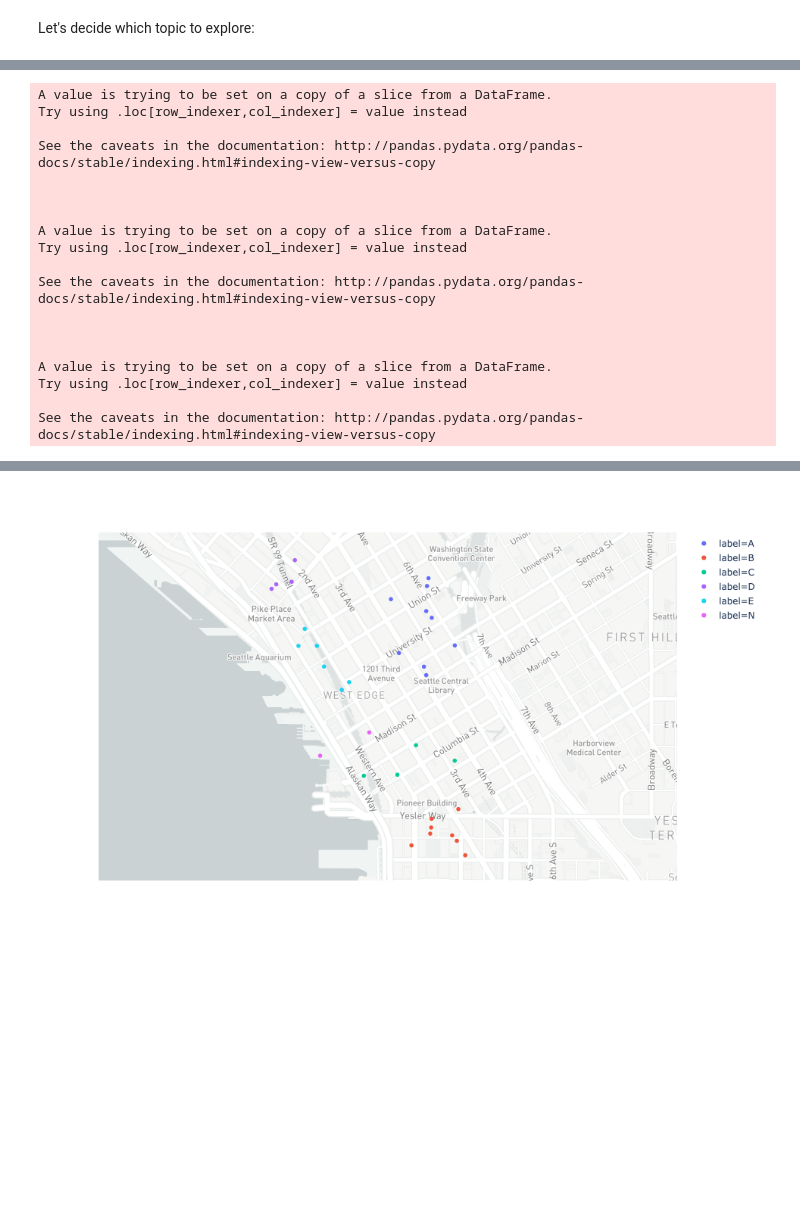
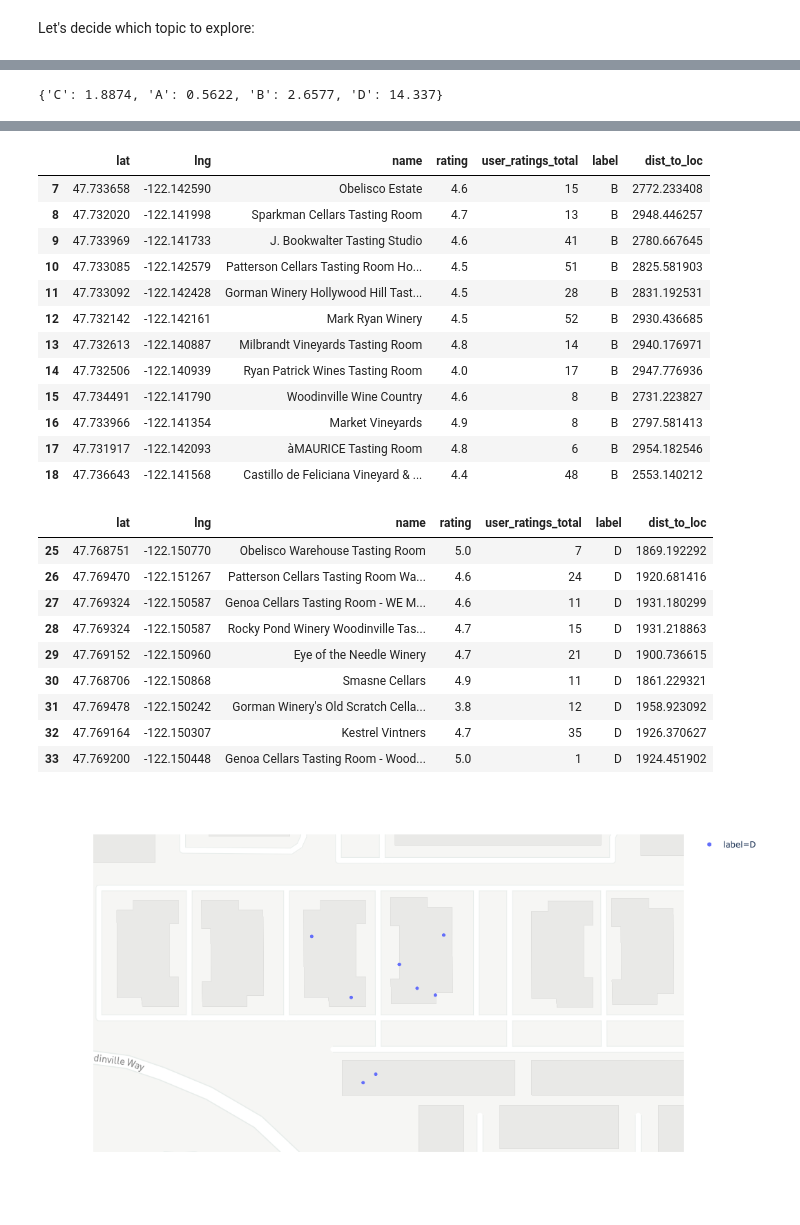
Before and after one commit to UpwardTrajectory/meander-maker, a Jupyter notebook: mvp.ipynb, the cells around one changed output, grey strips where cells are left out. Cells and saved outputs as stored; diff of their text form; code cells hidden in the pictures; blank space fills up the shorter version.

Commit message:
fix setting with copy warning

```diff
--- a/mvp.ipynb
+++ b/mvp.ipynb
@@ -31,23 +26,6 @@ What theme would you like to explore today? bar
 # %%
 df = gp.build_df(loc, topic)
-best_cluster = gp.choose_cluster(df, loc, verbose=False)
+best_cluster = gp.choose_cluster(df, loc, verbose=True)
 gp.mapbox(best_cluster)
 # %% [output]
-A value is trying to be set on a copy of a slice from a DataFrame.
-Try using .loc[row_indexer,col_indexer] = value instead
-
-See the caveats in the documentation: http://pandas.pydata.org/pandas-docs/stable/indexing.html#indexing-view-versus-copy
-
-
-
-A value is trying to be set on a copy of a slice from a DataFrame.
-Try using .loc[row_indexer,col_indexer] = value instead
-
-See the caveats in the documentation: http://pandas.pydata.org/pandas-docs/stable/indexing.html#indexing-view-versus-copy
-
-
-
-A value is trying to be set on a copy of a slice from a DataFrame.
-Try using .loc[row_indexer,col_indexer] = value instead
-
-See the caveats in the documentation: http://pandas.pydata.org/pandas-docs/stable/indexing.html#indexing-view-versus-copy
+{'C': 1.8874, 'A': 0.5622, 'B': 2.6577, 'D': 14.337}
@@ -54,4 +47,27 @@ See the caveats in the documentation: http://pandas.pydata.org/pandas-docs/stabl
+|  | lat | lng | name | rating | user_ratings_total | label | dist_to_loc |
+| 7 | 47.733658 | -122.142590 | Obelisco Estate | 4.6 | 15 | B | 2772.233408 |
+| 8 | 47.732020 | -122.141998 | Sparkman Cellars Tasting Room | 4.7 | 13 | B | 2948.446257 |
+| 9 | 47.733969 | -122.141733 | J. Bookwalter Tasting Studio | 4.6 | 41 | B | 2780.667645 |
+| 10 | 47.733085 | -122.142579 | Patterson Cellars Tasting Room Ho... | 4.5 | 51 | B | 2825.581903 |
+| 11 | 47.733092 | -122.142428 | Gorman Winery Hollywood Hill Tast... | 4.5 | 28 | B | 2831.192531 |
+| 12 | 47.732142 | -122.142161 | Mark Ryan Winery | 4.5 | 52 | B | 2930.436685 |
+| 13 | 47.732613 | -122.140887 | Milbrandt Vineyards Tasting Room | 4.8 | 14 | B | 2940.176971 |
+| 14 | 47.732506 | -122.140939 | Ryan Patrick Wines Tasting Room | 4.0 | 17 | B | 2947.776936 |
+| 15 | 47.734491 | -122.141790 | Woodinville Wine Country | 4.6 | 8 | B | 2731.223827 |
+| 16 | 47.733966 | -122.141354 | Market Vineyards | 4.9 | 8 | B | 2797.581413 |
+| 17 | 47.731917 | -122.142093 | àMAURICE Tasting Room | 4.8 | 6 | B | 2954.182546 |
+| 18 | 47.736643 | -122.141568 | Castillo de Feliciana Vineyard & ... | 4.4 | 48 | B | 2553.140212 |
+|  | lat | lng | name | rating | user_ratings_total | label | dist_to_loc |
+| 25 | 47.768751 | -122.150770 | Obelisco Warehouse Tasting Room | 5.0 | 7 | D | 1869.192292 |
+| 26 | 47.769470 | -122.151267 | Patterson Cellars Tasting Room Wa... | 4.6 | 24 | D | 1920.681416 |
+| 27 | 47.769324 | -122.150587 | Genoa Cellars Tasting Room - WE M... | 4.6 | 11 | D | 1931.180299 |
+| 28 | 47.769324 | -122.150587 | Rocky Pond Winery Woodinville Tas... | 4.7 | 15 | D | 1931.218863 |
+| 29 | 47.769152 | -122.150960 | Eye of the Needle Winery | 4.7 | 21 | D | 1900.736615 |
+| 30 | 47.768706 | -122.150868 | Smasne Cellars | 4.9 | 11 | D | 1861.229321 |
+| 31 | 47.769478 | -122.150242 | Gorman Winery's Old Scratch Cella... | 3.8 | 12 | D | 1958.923092 |
+| 32 | 47.769164 | -122.150307 | Kestrel Vintners | 4.7 | 35 | D | 1926.370627 |
+| 33 | 47.769200 | -122.150448 | Genoa Cellars Tasting Room - Wood... | 5.0 | 1 | D | 1924.451902 |
-[figure, old version]
+[figure, new version]
 # %%
 wlk = gp.meander(best_cluster, loc, mode='walking', verbose=True)
 gp.html_builder(loc, wlk, tab=True)
```
Also changed, not shown: parts of 7 cells of this notebook, 1 other file.
